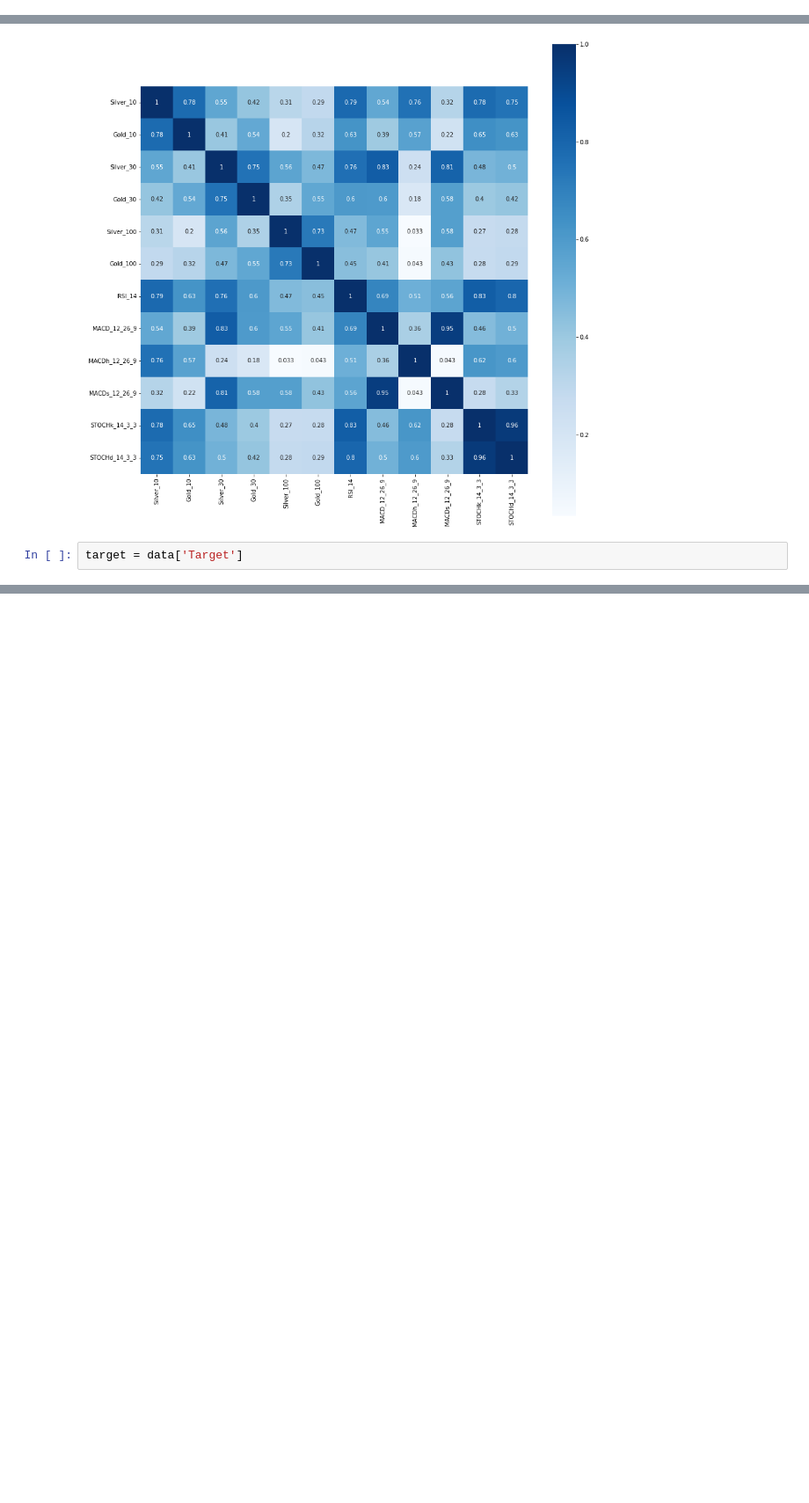
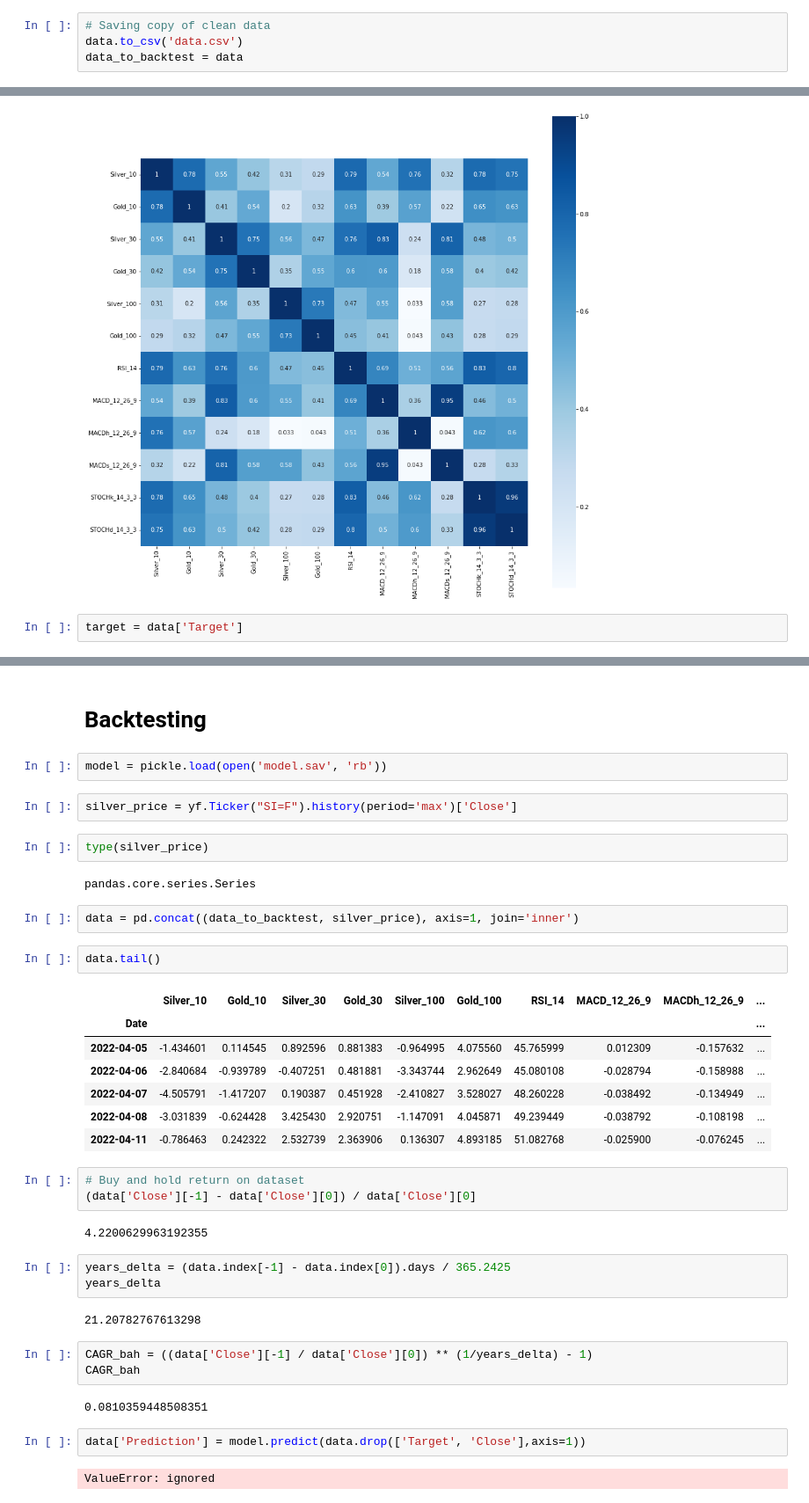
Before and after one commit to tomasz-te/Silver-trading-bot, a Jupyter notebook: Silver_Trading_Bot.ipynb, the cells around one changed output, grey strips where cells are left out. Shown at 88% size. Saved outputs shown, nothing was run; the diff lists cells and outputs as text; blank space fills up the shorter version.

```diff
--- a/Silver_Trading_Bot.ipynb
+++ b/Silver_Trading_Bot.ipynb
@@ -157,3 +185,7 @@ data.drop(['High','Low','Close','Gold'], axis=1, inplace=True)
+# %%
+# Saving copy of clean data
+data.to_csv('data.csv')
+data_to_backtest = data
 # %%
 features = data[[column for column in data.columns if column !='Target']]
 features.plot(subplots=True, sharex=False, layout=(4,3), figsize=(18,15))
@@ -181,0 +318,41 @@ models.append(('GRAD', GradientBoostingClassifier()))
+# %% [markdown]
+# Backtesting
+# %%
+model = pickle.load(open('model.sav', 'rb'))
+# %%
+silver_price = yf.Ticker("SI=F").history(period='max')['Close']
+# %%
+type(silver_price)
+# %% [output]
+pandas.core.series.Series
+# %%
+data = pd.concat((data_to_backtest, silver_price), axis=1, join='inner')
+# %%
+data.tail()
+# %% [output]
+|  | Silver_10 | Gold_10 | Silver_30 | Gold_30 | Silver_100 | Gold_100 | RSI_14 | MACD_12_26_9 | MACDh_12_26_9 | ... |
+| Date |  |  |  |  |  |  |  |  |  | ... |
+| 2022-04-05 | -1.434601 | 0.114545 | 0.892596 | 0.881383 | -0.964995 | 4.075560 | 45.765999 | 0.012309 | -0.157632 | ... |
+| 2022-04-06 | -2.840684 | -0.939789 | -0.407251 | 0.481881 | -3.343744 | 2.962649 | 45.080108 | -0.028794 | -0.158988 | ... |
+| 2022-04-07 | -4.505791 | -1.417207 | 0.190387 | 0.451928 | -2.410827 | 3.528027 | 48.260228 | -0.038492 | -0.134949 | ... |
+| 2022-04-08 | -3.031839 | -0.624428 | 3.425430 | 2.920751 | -1.147091 | 4.045871 | 49.239449 | -0.038792 | -0.108198 | ... |
+| 2022-04-11 | -0.786463 | 0.242322 | 2.532739 | 2.363906 | 0.136307 | 4.893185 | 51.082768 | -0.025900 | -0.076245 | ... |
+# %%
+# Buy and hold return on dataset
+(data['Close'][-1] - data['Close'][0]) / data['Close'][0]
+# %% [output]
+4.2200629963192355
+# %%
+years_delta = (data.index[-1] - data.index[0]).days / 365.2425
+years_delta
+# %% [output]
+21.20782767613298
+# %%
+CAGR_bah = ((data['Close'][-1] / data['Close'][0]) ** (1/years_delta) - 1)
+CAGR_bah
+# %% [output]
+0.0810359448508351
+# %%
+data['Prediction'] = model.predict(data.drop(['Target', 'Close'],axis=1))
+# %% [output]
+ValueError: ignored
```
Also changed, not shown: parts of 38 cells of this notebook.
